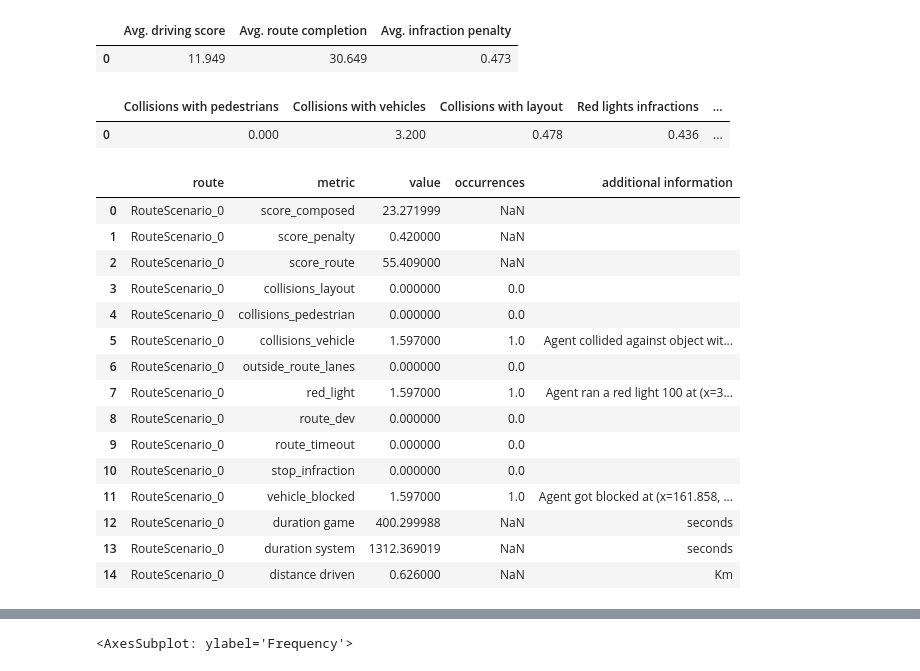
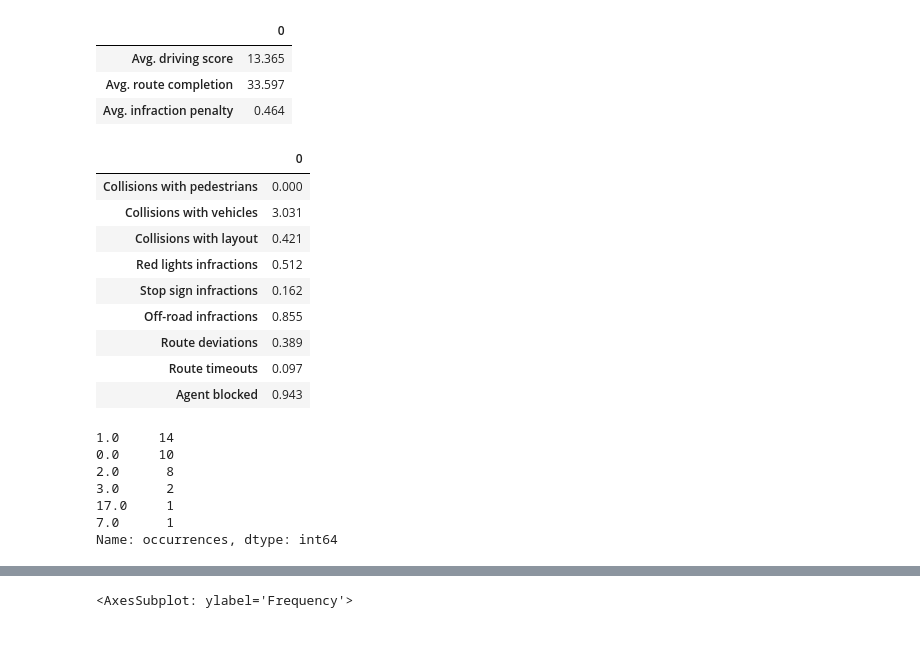
Before and after one commit to moritzwassmer/APPRAS_e2e_imitation, a Jupyter notebook: Evaluation/results/results_visualization.ipynb, the cells around one changed output, grey strips where cells are left out. Saved outputs shown, nothing was run; the diff lists cells and outputs as text; code cells hidden in the pictures; blank space fills up the shorter version.

```diff
--- a/Evaluation/results/results_visualization.ipynb
+++ b/Evaluation/results/results_visualization.ipynb
@@ -9,3 +7,9 @@ path_json = "../data/parsed_baseline_v3_dropout_0_25_E_10/results.json"
+# %%
+# path_json = "../data/parsed_baseline_v3_dropout_0_25_E_10/results.json"
+# rgb
+# path_json = "/Users/julianvonklitzing/Documents/GitHub/end2endappras/Evaluation/results/longest6results/v3_rgb_dropout_0_25_E_10/e10_rgb.json"
+# lidar
+path_json = "/Users/julianvonklitzing/Documents/GitHub/end2endappras/Evaluation/results/longest6results/resnet_lidar_v1_dropout_ep17/results.json"
 # %%
 with open(path_json) as f:
     results = json.load(f)
@@ -141,32 +145,33 @@ def prettify_json(path):
 #metrics, infractions, list_statistics, total_stats = prettify_json(path_json)
 df_metrics_avg, df_infractions, df_metrics_routes, df_routes_tot_stats = prettify_json(path_json)
 # %%
-df_metrics_avg
+df_metrics_avg.T
 # %% [output]
-|  | Avg. driving score | Avg. route completion | Avg. infraction penalty |
-| 0 | 11.949 | 30.649 | 0.473 |
+|  | 0 |
+| Avg. driving score | 13.365 |
+| Avg. route completion | 33.597 |
+| Avg. infraction penalty | 0.464 |
 # %%
-df_infractions
+df_infractions.T
 # %% [output]
-|  | Collisions with pedestrians | Collisions with vehicles | Collisions with layout | Red lights infractions | ... |
-| 0 | 0.000 | 3.200 | 0.478 | 0.436 | ... |
+|  | 0 |
+| Collisions with pedestrians | 0.000 |
+| Collisions with vehicles | 3.031 |
+| Collisions with layout | 0.421 |
+| Red lights infractions | 0.512 |
+| Stop sign infractions | 0.162 |
+| Off-road infractions | 0.855 |
+| Route deviations | 0.389 |
+| Route timeouts | 0.097 |
+| Agent blocked | 0.943 |
-# %%
-df_metrics_routes[df_metrics_routes.route == "RouteScenario_0"]
-# %% [output]
-|  | route | metric | value | occurrences | additional information |
-| 0 | RouteScenario_0 | score_composed | 23.271999 | NaN |  |
-| 1 | RouteScenario_0 | score_penalty | 0.420000 | NaN |  |
-| 2 | RouteScenario_0 | score_route | 55.409000 | NaN |  |
-| 3 | RouteScenario_0 | collisions_layout | 0.000000 | 0.0 |  |
-| 4 | RouteScenario_0 | collisions_pedestrian | 0.000000 | 0.0 |  |
-| 5 | RouteScenario_0 | collisions_vehicle | 1.597000 | 1.0 | Agent collided against object wit... |
-| 6 | RouteScenario_0 | outside_route_lanes | 0.000000 | 0.0 |  |
-| 7 | RouteScenario_0 | red_light | 1.597000 | 1.0 | Agent ran a red light 100 at (x=3... |
-| 8 | RouteScenario_0 | route_dev | 0.000000 | 0.0 |  |
-| 9 | RouteScenario_0 | route_timeout | 0.000000 | 0.0 |  |
-| 10 | RouteScenario_0 | stop_infraction | 0.000000 | 0.0 |  |
-| 11 | RouteScenario_0 | vehicle_blocked | 1.597000 | 1.0 | Agent got blocked at (x=161.858, ... |
-| 12 | RouteScenario_0 | duration game | 400.299988 | NaN | seconds |
-| 13 | RouteScenario_0 | duration system | 1312.369019 | NaN | seconds |
-| 14 | RouteScenario_0 | distance driven | 0.626000 | NaN | Km |
+# %%
+df_metrics_routes[df_metrics_routes["metric"] == "collisions_vehicle"]["occurrences"].value_counts()
+# %% [output]
+1.0     14
+0.0     10
+2.0      8
+3.0      2
+17.0     1
+7.0      1
+Name: occurrences, dtype: int64
 # %%
```
Also changed, not shown: parts of 9 cells of this notebook, 1 other file.
